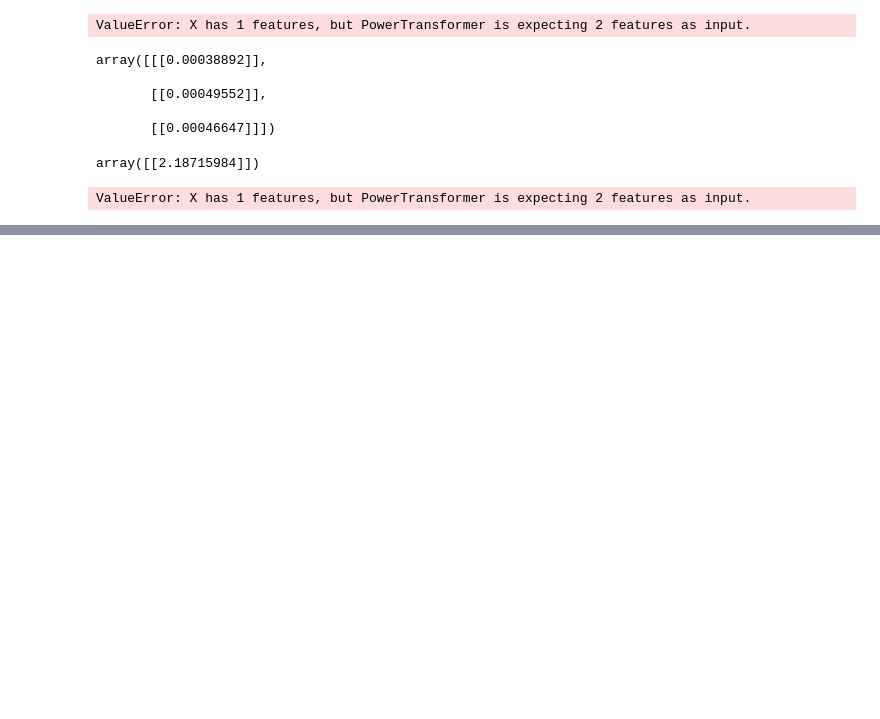
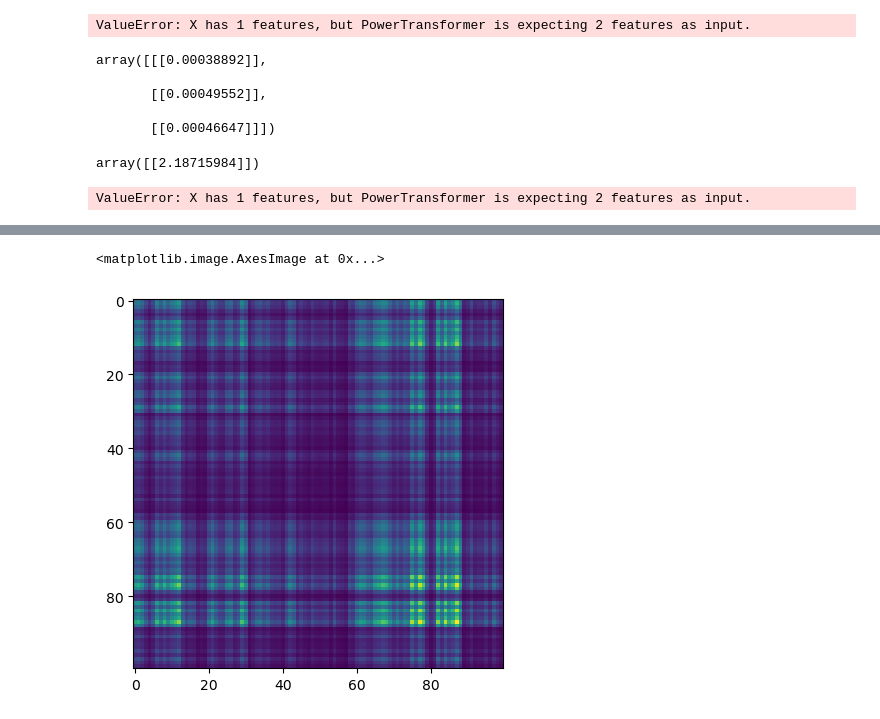
Before and after one commit to MWhitta/PCT, a Jupyter notebook: pct_dev_v1.ipynb, the cells around one changed output, grey strips where cells are left out. Saved outputs shown, nothing was run; the diff lists cells and outputs as text; code cells hidden in the pictures; blank space fills up the shorter version.

```diff
--- a/pct_dev_v1.ipynb
+++ b/pct_dev_v1.ipynb
@@ -114,0 +131,15 @@ data.experiments['Measurement 2']['measurements'][0]['summary']
+# %%
+I_A = np.array(tt['CR CHA [kHz]'])
+I_B = np.array(tt['CR CHA [kHz]'])
+
+# Normalize by the average intensities
+mean_I_A = np.mean(I_A)
+mean_I_B = np.mean(I_B)
+
+# Outer product of intensity traces
+two_time_corr = np.outer(I_A, I_B) / (mean_I_A * mean_I_B)
+# %%
+plt.imshow(two_time_corr[:100, :100])
+# %% [output]
+<matplotlib.image.AxesImage at 0x...>
+[figure, added]
```
Also changed, not shown: parts of 8 cells of this notebook, 3 other files.
